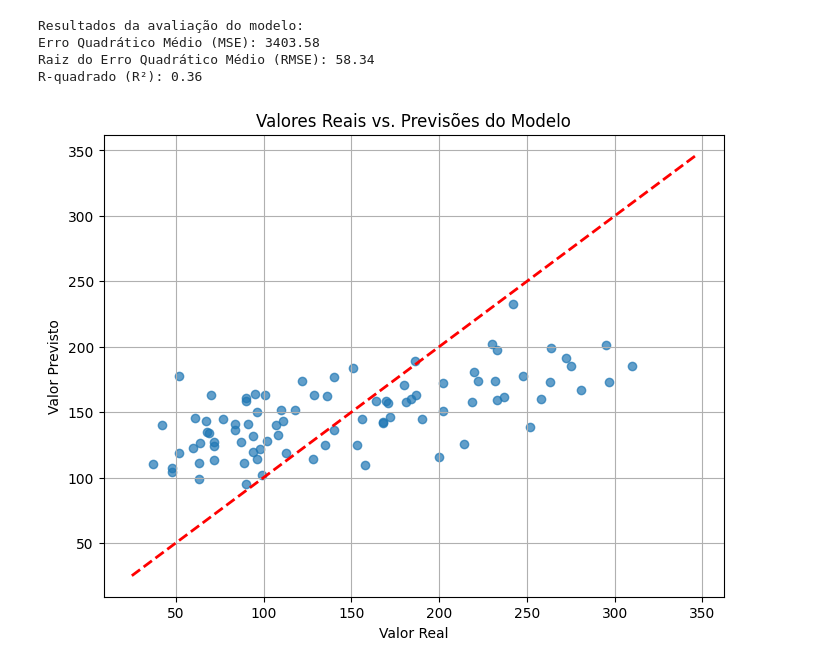
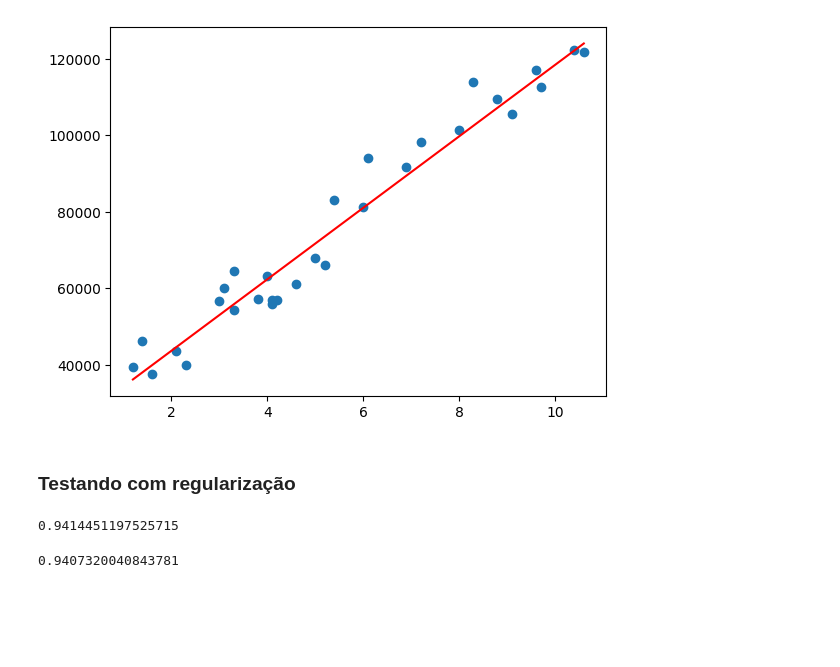
Before and after one commit to KevBoyz/some-python, a Jupyter notebook: Data_Science/Machine_Learning/Supervised/linear_regression.ipynb, the cells around one changed output. Cells and saved outputs as stored; diff of their text form; code cells hidden in the pictures; blank space fills up the shorter version.

```diff
--- a/Data_Science/Machine_Learning/Supervised/linear_regression.ipynb
+++ b/Data_Science/Machine_Learning/Supervised/linear_regression.ipynb
@@ -84,27 +53,21 @@ plt.show()
-# %%
-y_pred = ls.predict(X_test)
-
-mse = mean_squared_error(y_test, y_pred)
-rmse = np.sqrt(mse)
-r2 = r2_score(y_test, y_pred)
-
-print(f"\nResultados da avaliação do modelo:")
-print(f"Erro Quadrático Médio (MSE): {mse:.2f}")
-print(f"Raiz do Erro Quadrático Médio (RMSE): {rmse:.2f}")
-print(f"R-quadrado (R²): {r2:.2f}")
-# %% [output]
-Resultados da avaliação do modelo:
-Erro Quadrático Médio (MSE): 3403.58
-Raiz do Erro Quadrático Médio (RMSE): 58.34
-R-quadrado (R²): 0.36
-# %%
-plt.figure(figsize=(8, 6))
-plt.scatter(y_test, y_pred, alpha=0.7)
-plt.plot([y.min(), y.max()], [y.min(), y.max()], 'r--', lw=2)  # Linha de referência (y_test == y_pred)
-plt.xlabel("Valor Real")
-plt.ylabel("Valor Previsto")
-plt.title("Valores Reais vs. Previsões do Modelo")
-plt.grid(True)
-plt.show()
-# %% [output]
-[figure, removed]
+# %%
+linear_predict = lr.predict(X)
+plt.scatter(df['YearsExperience'], df['Salary'])
+plt.plot(df['YearsExperience'], linear_predict, color='red')
+plt.show()
+# %% [output]
+[figure, added]
+# %% [markdown]
+### Testando com regularização
+# %%
+ls = Lasso()
+ls.fit(X_train, y_train)
+ls.score(X_test, y_test)
+# %% [output]
+0.9414451197525715
+# %%
+rd = Ridge()
+rd.fit(X_train, y_train)
+rd.score(X_test, y_test)
+# %% [output]
+0.9407320040843781
```
Also changed, not shown: parts of 13 cells of this notebook, 1 other file.
